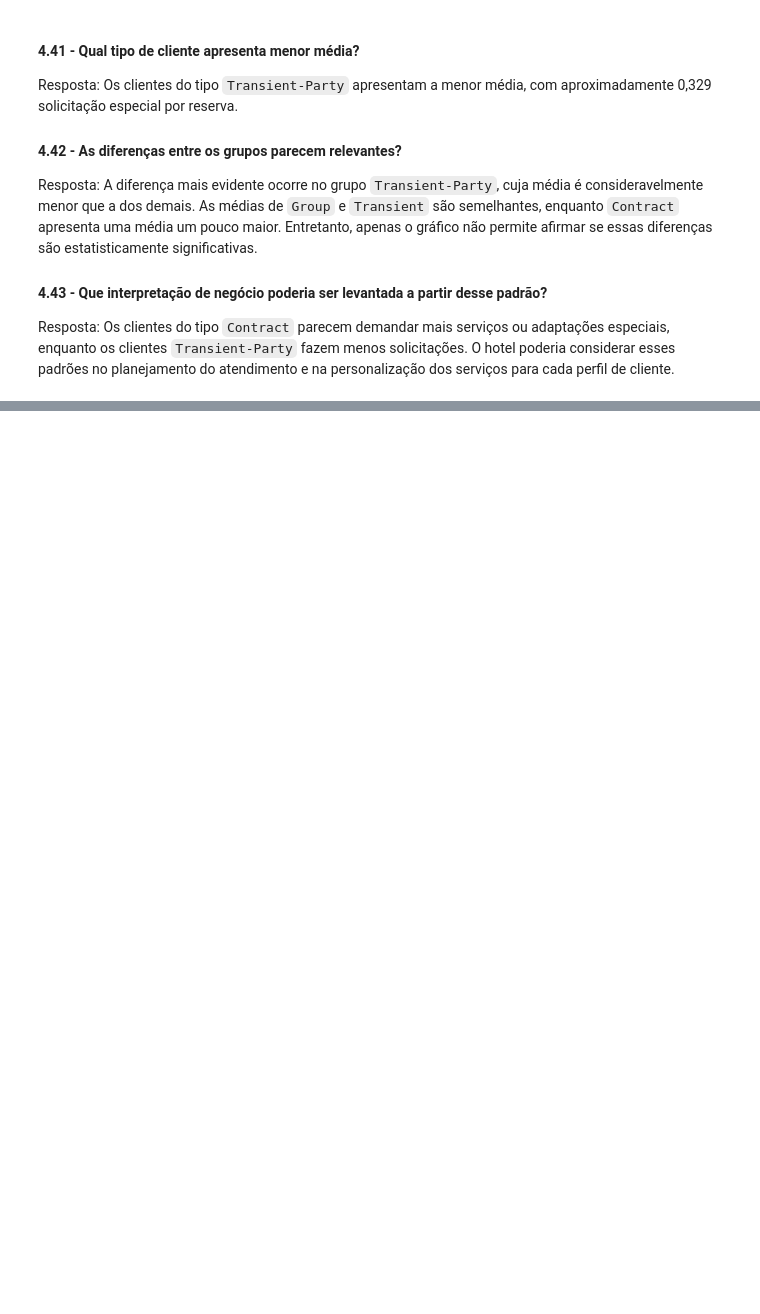
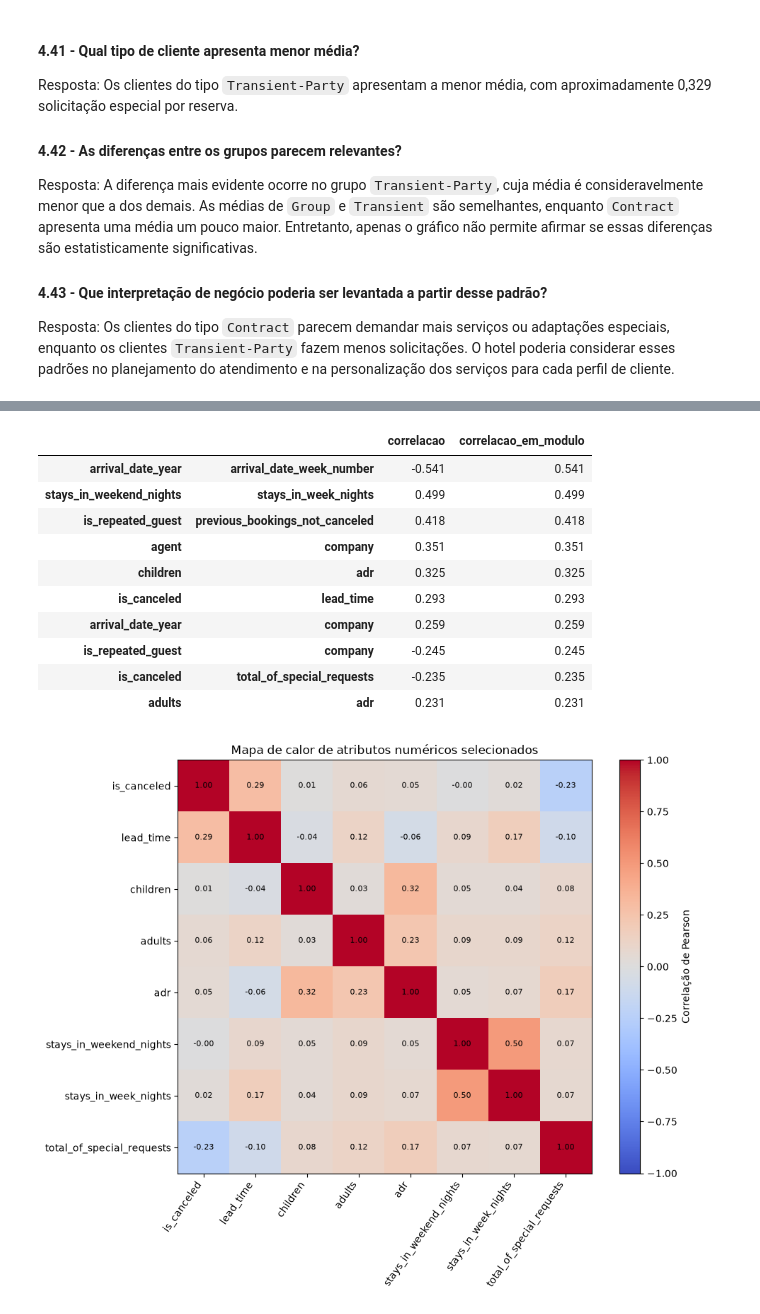
Before and after one commit to RewelliOliveira/data-mine-booking, a Jupyter notebook: Atividade 1/AtividadeMD.ipynb, the cells around one changed output, grey strips where cells are left out. Cells and saved outputs as stored; diff of their text form; code cells hidden in the pictures; blank space fills up the shorter version.

```diff
--- a/Atividade 1/AtividadeMD.ipynb
+++ b/Atividade 1/AtividadeMD.ipynb
@@ -631,0 +706,41 @@ Resposta: Os clientes do tipo `Contract` parecem demandar mais serviços ou adap
+# %%
+import numpy as np
+import pandas as pd
+import matplotlib.pyplot as plt
+
+df = pd.read_csv('hotel_bookings.csv')
+matriz_correlacao = df.corr(numeric_only=True)
+display(matriz_correlacao.round(3))
+
+triangulo_superior = np.triu(np.ones(matriz_correlacao.shape), k=1).astype(bool)
+pares_correlacao = (
+    matriz_correlacao.where(triangulo_superior)
+    .stack()
+    .rename('correlacao')
+    .to_frame()
+)
+pares_correlacao['correlacao_em_modulo'] = pares_correlacao['correlacao'].abs()
+pares_correlacao = pares_correlacao.sort_values('correlacao_em_modulo', ascending=False)
+display(pares_correlacao.head(10).round(3))
+
+atributos_selecionados = [
+    'is_canceled', 'lead_time', 'children', 'adults', 'adr',
+    'stays_in_weekend_nights', 'stays_in_week_nights',
+    'total_of_special_requests'
+]
+corr_selecionada = matriz_correlacao.loc[atributos_selecionados, atributos_selecionados]
+
+fig, ax = plt.subplots(figsize=(10, 8))
+imagem = ax.imshow(corr_selecionada, cmap='coolwarm', vmin=-1, vmax=1)
+ax.set_xticks(range(len(atributos_selecionados)), atributos_selecionados, rotation=55, ha='right')
+ax.set_yticks(range(len(atributos_selecionados)), atributos_selecionados)
+
+for i in range(len(atributos_selecionados)):
+    for j in range(len(atributos_selecionados)):
+        ax.text(j, i, f'{corr_selecionada.iloc[i, j]:.2f}', ha='center', va='center', fontsize=8)
+
+fig.colorbar(imagem, ax=ax, label='Correlação de Pearson')
+ax.set_title('Mapa de calor de atributos numéricos selecionados')
+plt.tight_layout()
+plt.show()
+# %% [output]
@@ -631,0 +764,12 @@ Resposta: Os clientes do tipo `Contract` parecem demandar mais serviços ou adap
+|  |  | correlacao | correlacao_em_modulo |
+| arrival_date_year | arrival_date_week_number | -0.541 | 0.541 |
+| stays_in_weekend_nights | stays_in_week_nights | 0.499 | 0.499 |
+| is_repeated_guest | previous_bookings_not_canceled | 0.418 | 0.418 |
+| agent | company | 0.351 | 0.351 |
+| children | adr | 0.325 | 0.325 |
+| is_canceled | lead_time | 0.293 | 0.293 |
+| arrival_date_year | company | 0.259 | 0.259 |
+| is_repeated_guest | company | -0.245 | 0.245 |
+| is_canceled | total_of_special_requests | -0.235 | 0.235 |
+| adults | adr | 0.231 | 0.231 |
+[figure, added]
```
Also changed, not shown: parts of 8 cells of this notebook.
